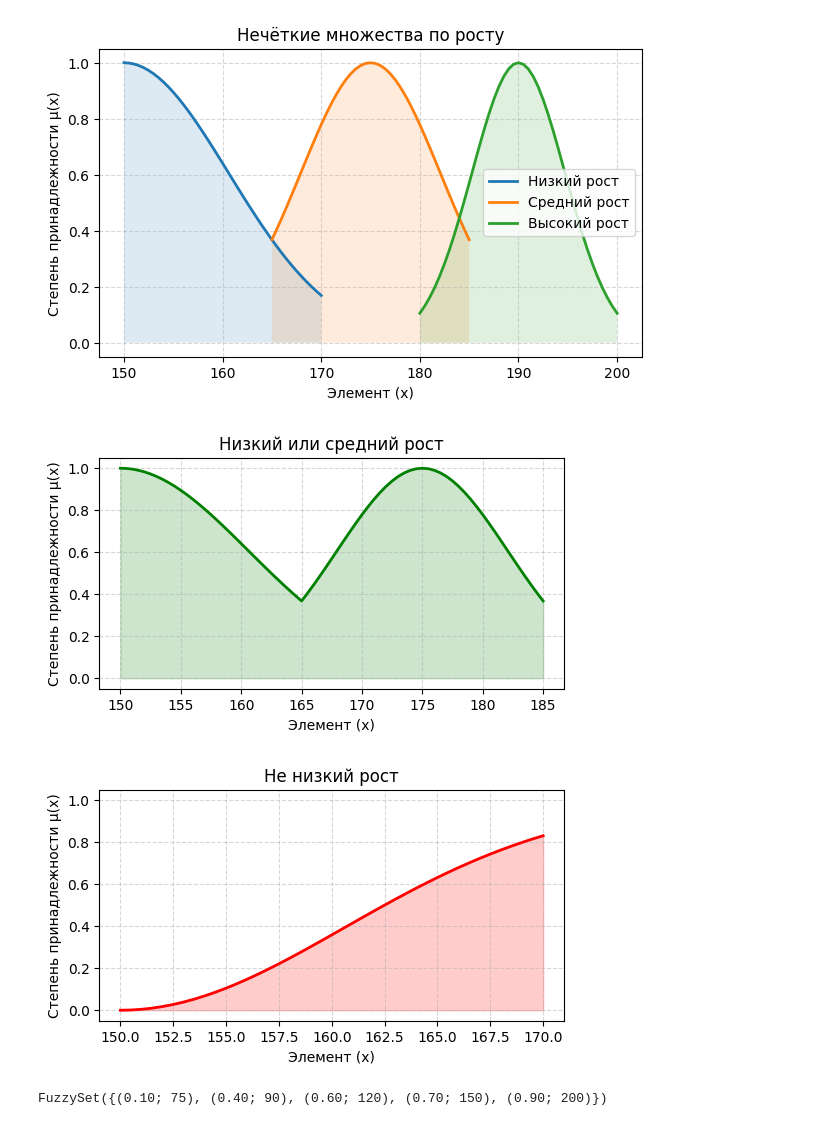
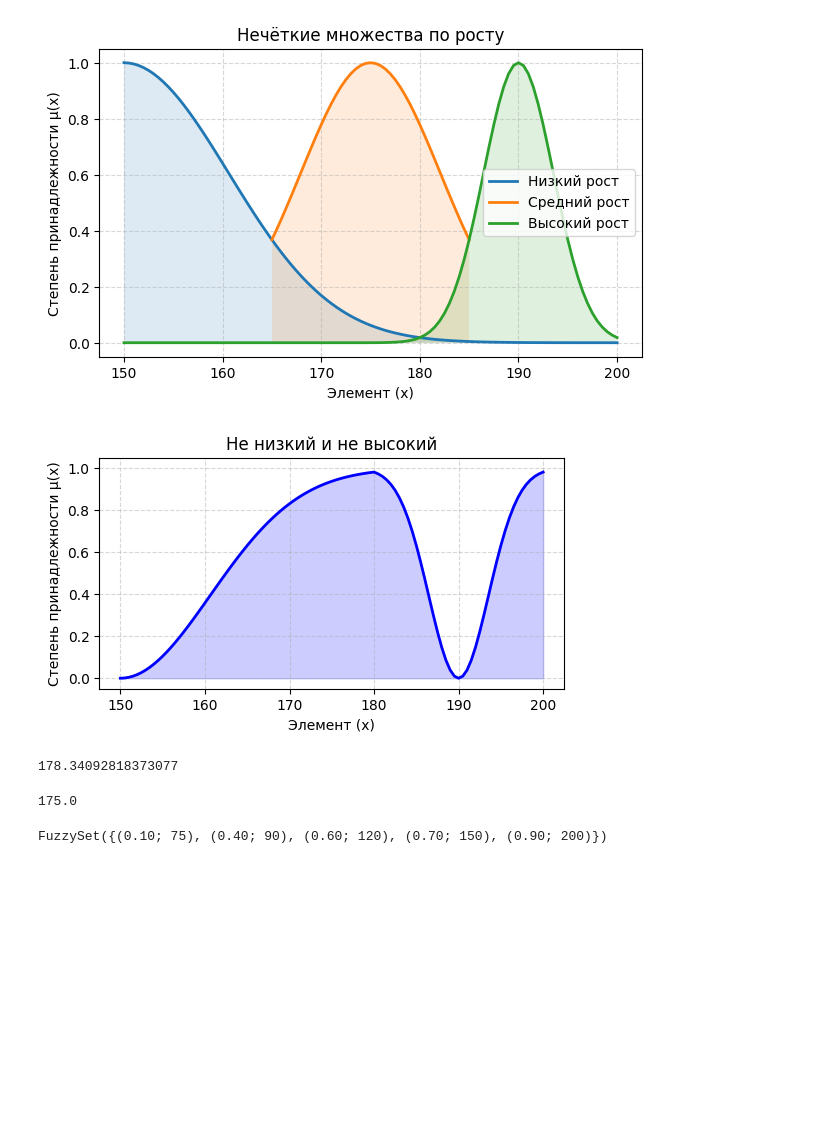
Before and after one commit to atrepalin/Algorithm-Threory-RSREU, a Jupyter notebook: 4_2.ipynb, the cells around one changed output. Cells and saved outputs as stored; diff of their text form; code cells hidden in the pictures; blank space fills up the shorter version.

```diff
--- a/4_2.ipynb
+++ b/4_2.ipynb
@@ -208,27 +254,36 @@ def gaussian_fuzzy_set(a: float, b: float, step: float = 0.1,
 
     return FuzzySet(data)
 # %%
-low = gaussian_fuzzy_set(150, 170, step=0.5, center=150, sigma=15)
+low = gaussian_fuzzy_set(150, 200, step=0.5, center=150, sigma=15)
 medium = gaussian_fuzzy_set(165, 185, step=0.5, sigma=10)
-high = gaussian_fuzzy_set(180, 200, step=0.5)
+high = gaussian_fuzzy_set(150, 200, center=190, step=0.5, sigma=5)
 
 FuzzySet.plot_many({
     "Низкий рост": low,
     "Средний рост": medium,
     "Высокий рост": high
 }, title="Нечёткие множества по росту")
 
-low_or_medium = low | medium
+# low_or_medium = low | medium
 
-low_or_medium.plot(title="Низкий или средний рост", color="green")
+# low_or_medium.plot(title="Низкий или средний рост", color="green")
 
-not_low = ~low
+# not_low = ~low
 
-not_low.plot(title="Не низкий рост", color="red")
+# not_low.plot(title="Не низкий рост", color="red")
+
+not_low_and_not_high = ~low & ~high
+
+not_low_and_not_high.plot(title="Не низкий и не высокий")
+
+display(not_low_and_not_high.defuzzify())
+
+display(medium.height())
 # %% [output]
-[figure, old version]
+[figure, new version]
-[figure, old version]
+[figure, new version]
-[figure, removed]
+178.34092818373077
+175.0
 # %%
 F = FuzzySet({75: 0.2, 90: 0.5, 120: 0.7, 150: 0.9, 200: 1})
 
```
Also changed, not shown: parts of 4 cells of this notebook.
